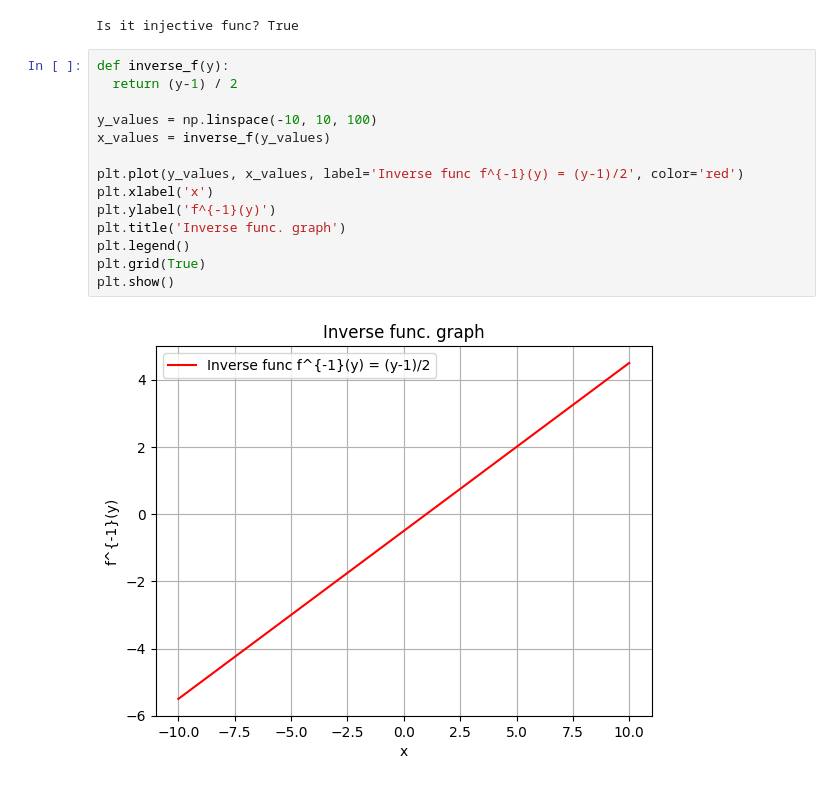
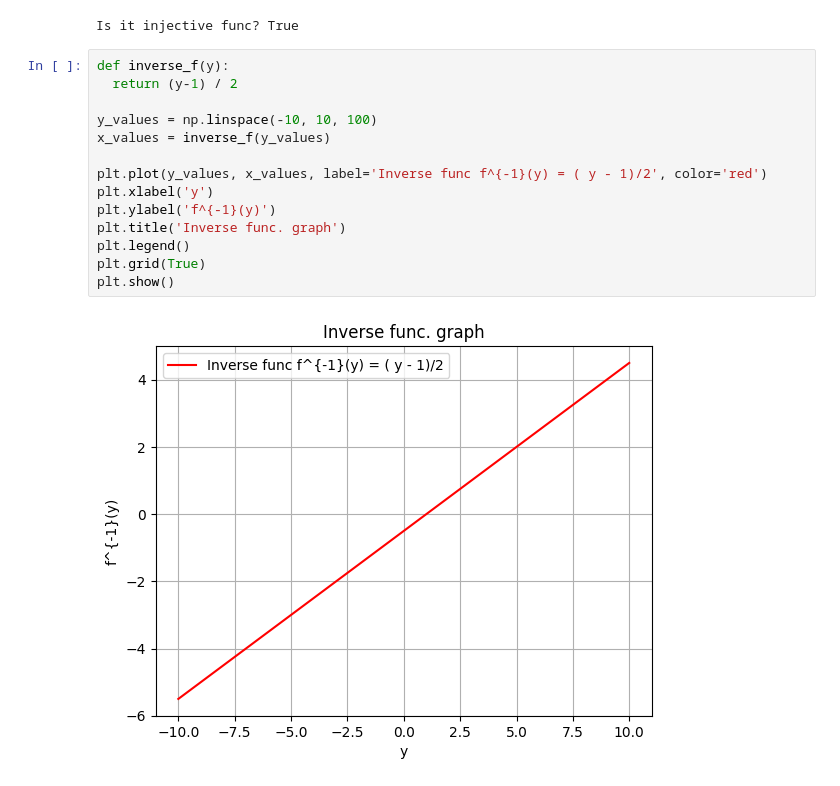
Before and after one commit to yebisaeng/2025.math, a Jupyter notebook: 6장_함수_실습.ipynb, the cells around one changed output. Saved outputs shown, nothing was run; the diff lists cells and outputs as text.

```diff
--- a/6장_함수_실습.ipynb
+++ b/6장_함수_실습.ipynb
@@ -36,16 +36,16 @@ Is it injective func? True
 # %%
 def inverse_f(y):
   return (y-1) / 2
 
 y_values = np.linspace(-10, 10, 100)
 x_values = inverse_f(y_values)
 
-plt.plot(y_values, x_values, label='Inverse func f^{-1}(y) = (y-1)/2', color='red')
-plt.xlabel('x')
+plt.plot(y_values, x_values, label='Inverse func f^{-1}(y) = ( y - 1)/2', color='red')
+plt.xlabel('y')
 plt.ylabel('f^{-1}(y)')
 plt.title('Inverse func. graph')
 plt.legend()
 plt.grid(True)
 plt.show()
 # %% [output]
-[figure, old version]
+[figure, new version]
```
